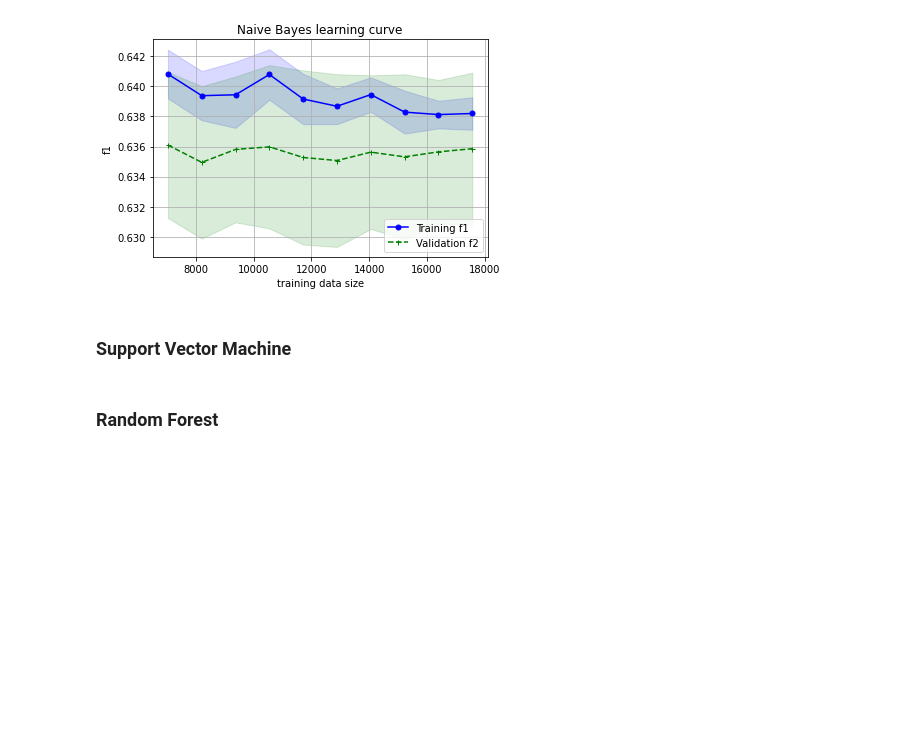
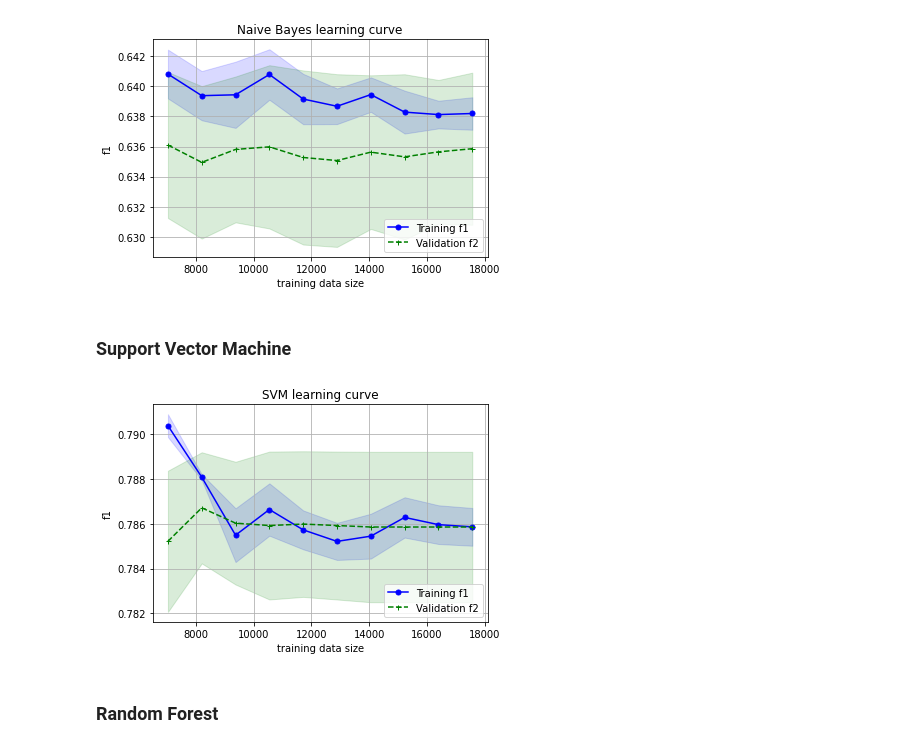
Before and after one commit to OskarKrafft/Machine-Learning-Project, a Jupyter notebook: notebooks/04_Model_Comparison.ipynb, the cells around one changed output. Saved outputs shown, nothing was run; the diff lists cells and outputs as text; code cells hidden in the pictures; blank space fills up the shorter version.

```diff
--- a/notebooks/04_Model_Comparison.ipynb
+++ b/notebooks/04_Model_Comparison.ipynb
@@ -319,35 +319,37 @@ import matplotlib.pyplot as plt
 import joblib
 
 best_svm = joblib.load('./models/best-svm-model.joblib')
 
 # Use learning curve to get training and test scores along with train sizes
 #
 train_sizes, train_scores, test_scores = learning_curve(estimator=best_svm, X=X_train, y=y_train,
-                                                       cv=2, train_sizes=np.linspace(0.4, 1.0, 10),
-                                                       scoring = "f1",
+                                                       cv=5, train_sizes=np.linspace(0.4, 1.0, 10),
+                                                       scoring = "f1"
                                                        n_jobs=-1)
 #
 # Calculate training and test mean and std
 #
 train_mean = np.mean(train_scores, axis=1)
 train_std = np.std(train_scores, axis=1)
 test_mean = np.mean(test_scores, axis=1)
 test_std = np.std(test_scores, axis=1)
 #
 # Plot the learning curve
 #
 plt.plot(train_sizes, train_mean, color='blue', marker='o', markersize=5, label='Training f1')
 plt.fill_between(train_sizes, train_mean + train_std, train_mean - train_std, alpha=0.15, color='blue')
 plt.plot(train_sizes, test_mean, color='green', marker='+', markersize=5, linestyle='--', label='Validation f2')
 plt.fill_between(train_sizes, test_mean + test_std, test_mean - test_std, alpha=0.15, color='green')
 plt.title('SVM learning curve')
 plt.xlabel('training data size')
 plt.ylabel('f1')
 plt.grid()
 plt.legend(loc='lower right')
-plt.savefig('rf-lc.png')
+plt.savefig('svm-lc.png')
 plt.show()
 
 # the model
+# %% [output]
+[figure, added]
 # %% [markdown]
 ### Random Forest
```
Also changed, not shown: parts of 12 cells of this notebook.
